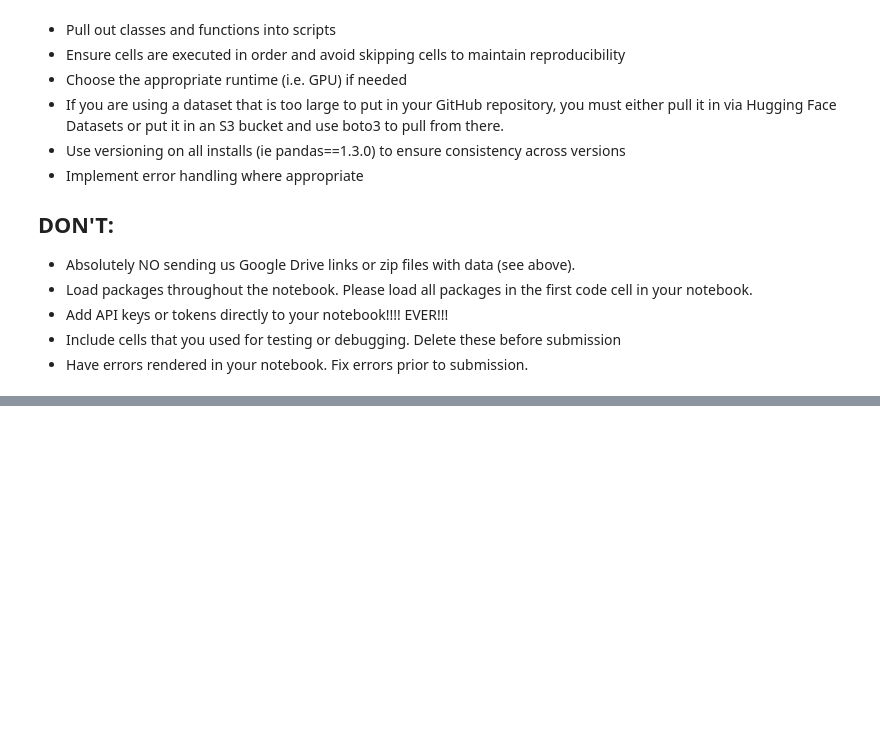
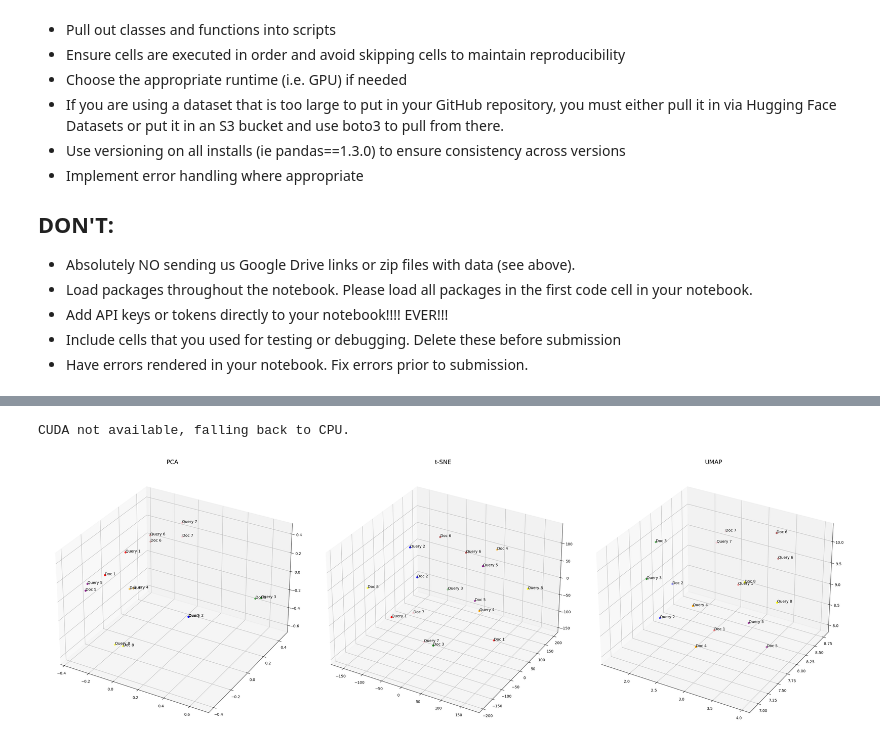
Before and after one commit to smilewilson1999/XAI, a Jupyter notebook: Assignment 8 - XAI in LLMs/XAI_Test.ipynb, the cells around one changed output, grey strips where cells are left out. Saved outputs shown, nothing was run; the diff lists cells and outputs as text; code cells hidden in the pictures; blank space fills up the shorter version.

Commit message:
Modified: Assignment 8 - XAI in LLMs

```diff
--- a/Assignment 8 - XAI in LLMs/XAI_Test.ipynb
+++ b/Assignment 8 - XAI in LLMs/XAI_Test.ipynb
@@ -67,0 +82,5 @@ Note: you may need to restart the kernel to use updated packages.
+# %%
+# Embedding model setup
+QUERY_PROMPT = "s2p_query"
+EMBEDDING_MODEL = "all-MiniLM-L6-v2"
+NOISE_LEVEL = 0.01
@@ -67,0 +110,17 @@ Note: you may need to restart the kernel to use updated packages.
+# %%
+# Modified to use CPU if no CUDA-capable GPU is available [generalized it after debugging]
+def load_model(model_name):
+    try:
+        return SentenceTransformer(model_name).cuda()
+    except RuntimeError as e:
+        print("CUDA not available, falling back to CPU.")
+        return SentenceTransformer(model_name)
+
+def generate_embeddings(model, texts):
+    return model.encode(texts)
+
+model = load_model(EMBEDDING_MODEL)
+query_embeddings = generate_embeddings(model, queries)
+doc_embeddings = generate_embeddings(model, docs)
+# %% [output]
+CUDA not available, falling back to CPU.
@@ -67,0 +134,41 @@ Note: you may need to restart the kernel to use updated packages.
+# %%
+# Dimensionality reduction functions
+def apply_pca(embeddings, n_components=3):
+    pca = PCA(n_components=n_components)
+    return pca.fit_transform(embeddings)
+
+def apply_tsne(embeddings, n_components=3, perplexity=5):
+    tsne = TSNE(n_components=n_components, random_state=42, perplexity=perplexity)
+    return tsne.fit_transform(embeddings)
+
+def apply_umap(embeddings, n_components=3, n_neighbors=15, min_dist=0.2):
+    umap_model = umap.UMAP(n_components=n_components, random_state=42, n_neighbors=n_neighbors, min_dist=min_dist)
+    return umap_model.fit_transform(embeddings)
+# %%
+# Applying dimensionality reduction techniques
+pca_result = apply_pca(combined_embeddings)
+tsne_result = apply_tsne(combined_embeddings, perplexity=min(5, len(combined_embeddings) - 1)) # perplexity < n_samples
+umap_result = apply_umap(combined_embeddings)
+# %%
+# Plotting the results
+def plot_3d(data, labels, title, ax):
+    ax.scatter(data[:, 0], data[:, 1], data[:, 2], c=['red', 'blue', 'green', 'orange', 'purple', 'brown', 'pink', 'yellow', 'red', 'blue', 'green', 'orange', 'purple', 'brown', 'pink', 'yellow'])
+    for i, label in enumerate(labels):
+        ax.text(data[i, 0], data[i, 1], data[i, 2], label, fontsize=10)
+    ax.set_title(title, fontsize=16)
+
+fig = plt.figure(figsize=(30, 10))
+
+ax1 = fig.add_subplot(131, projection='3d')
+plot_3d(pca_result, labels, 'PCA', ax1)
+
+ax2 = fig.add_subplot(132, projection='3d')
+plot_3d(tsne_result, labels, 't-SNE', ax2)
+
+ax3 = fig.add_subplot(133, projection='3d')
+plot_3d(umap_result, labels, 'UMAP', ax3)
+
+plt.tight_layout()
+plt.show()
+# %% [output]
+[figure, added]
```
Also changed, not shown: parts of 4 cells of this notebook.
